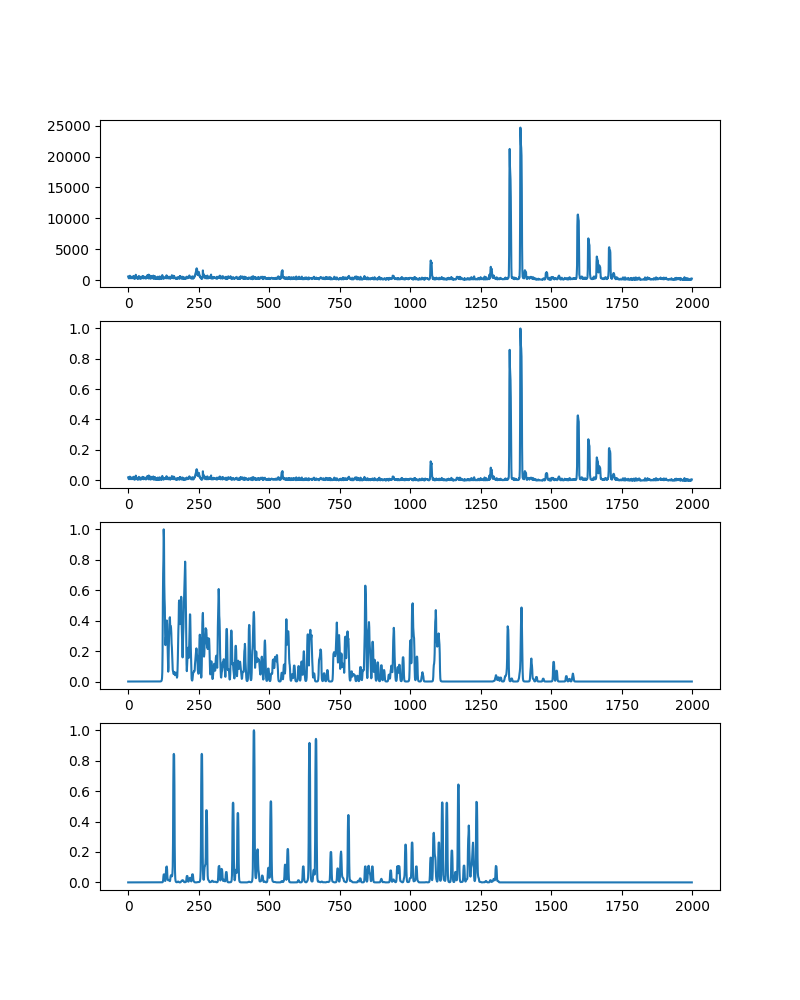
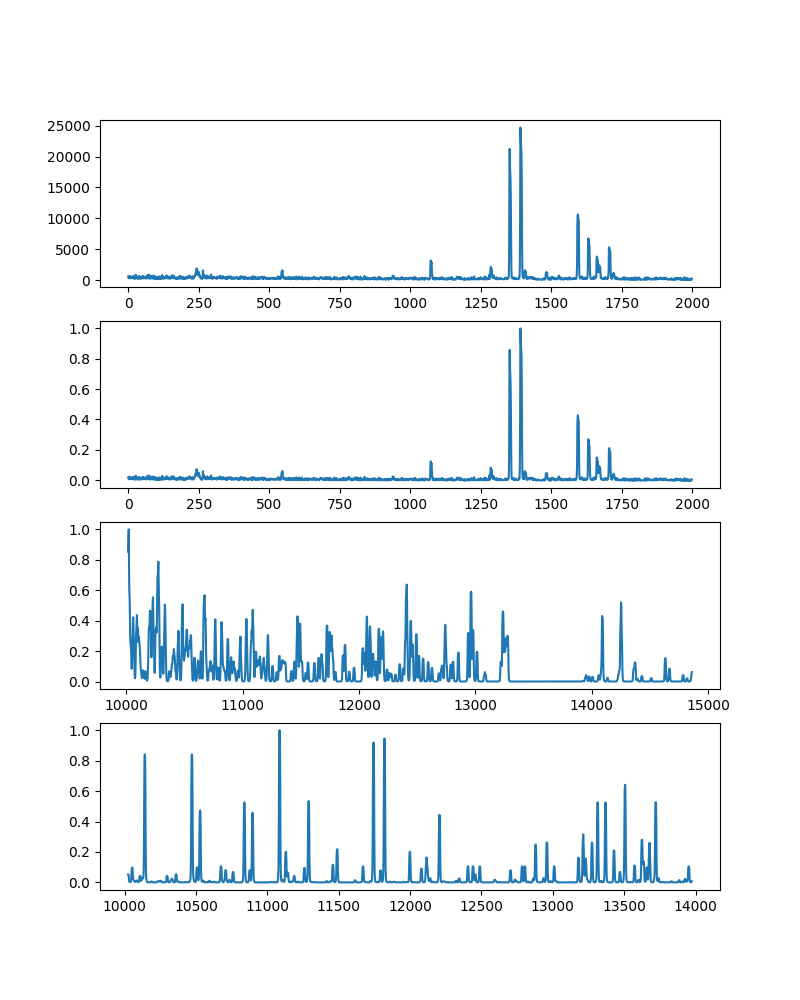
Code edit (unified diff) that turned the first committed figure into the second:
--- before
+++ after
@@ -9,6 +9,6 @@
 w, a = 9600, 0.3
 ax[1].plot(contSub/np.max(contSub))
-model = Spec1D.calcModel(lines, 2000, w, a)
-ax[2].plot(model/np.max(model))
-NISTModel = Spec1D.calcModel(NISTLines, 2000, w, a)
-ax[3].plot(NISTModel/np.max(NISTModel))
+model = Spec1D.calcModel(lines, 2000, lines[0][1], 2000/(lines[-1][1]-lines[0][1]))
+ax[2].plot(np.linspace(lines[0][1], lines[-1][1], 2000), model/np.max(model))
+NISTModel = Spec1D.calcModel(NISTLines, 2000, NISTLines[0][1], 2000/(NISTLines[-1][1]-NISTLines[0][1]))
+ax[3].plot(np.linspace(NISTLines[0][1], NISTLines[-1][1], 2000), NISTModel/np.max(NISTModel))

Commit: flip YJ images